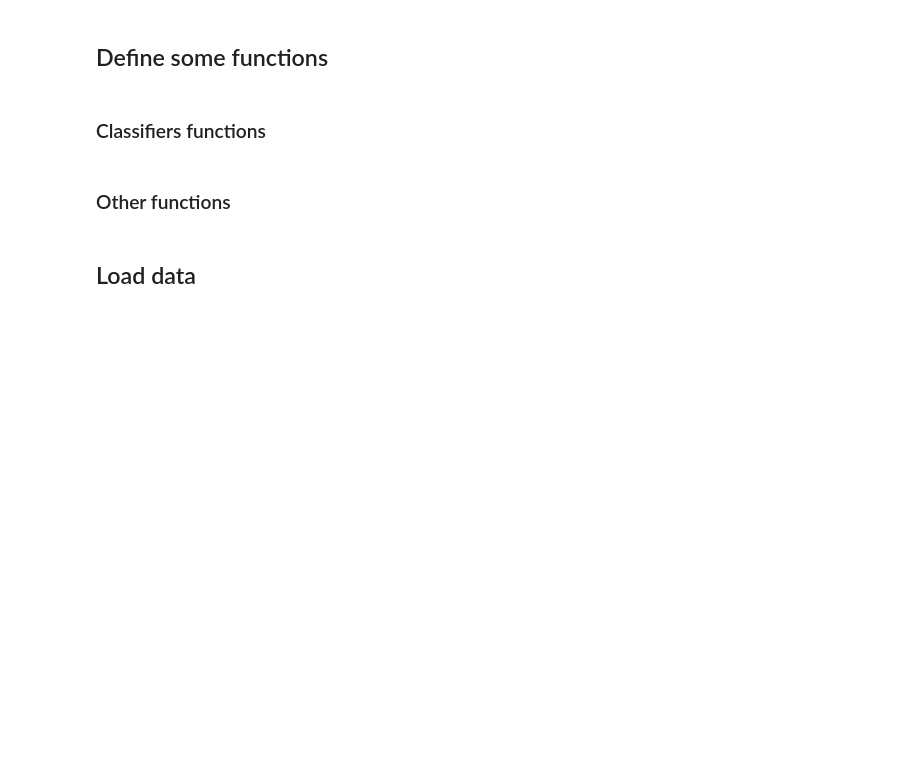
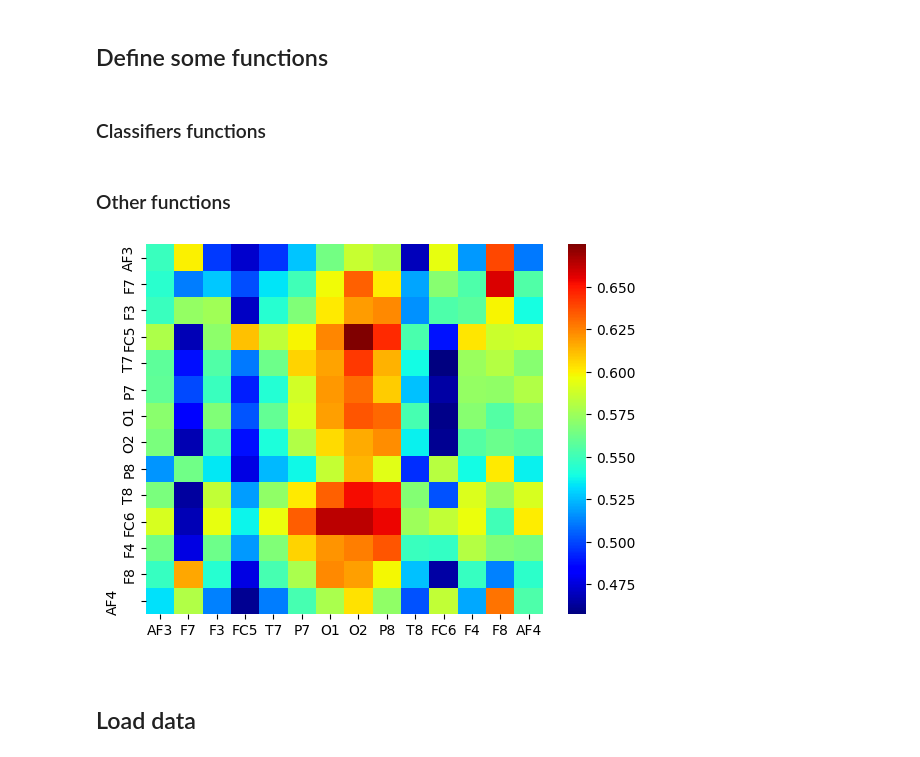
Before and after one commit to safari-mohammadreza/MWL_MachineLearning, a Jupyter notebook: FeatureSelectionMWLPaper.ipynb, the cells around one changed output. Cells and saved outputs as stored; diff of their text form; code cells hidden in the pictures; blank space fills up the shorter version.

```diff
--- a/FeatureSelectionMWLPaper.ipynb
+++ b/FeatureSelectionMWLPaper.ipynb
@@ -45,17 +60,14 @@ from sklearn.discriminant_analysis import LinearDiscriminantAnalysis
 ## Define some constants
 # %%
 save_plot=True
-save_edge=True
+save_edge=False
 con_type='dDTF'
 n_top=30
 n_avg=2
 condition=''
-# base_path='/home/mohammadreza/T&N/Thesis/Paper from thesis_2/ByPython/'
-base_path="E:\\MohammadReza\\Uni\\Cognitive Science\\Thesis MohammadReza\\Thesis\\Paper from thesis_2\\ByPython\\"
-print(base_path)
-path= base_path + 'connectivities_mat_files/'
-save_path= base_path + 'save/'
-save_fig= base_path + 'figure/'
+path='/content/gdrive/My Drive/your_path'
+save_path='/content/gdrive/My Drive/your_path/save/'
+save_fig='/content/gdrive/My Drive/your_path/figure/'
 
 models=['svm','lda','rf','dt']
 bands=['delta','theta','alpha','beta','gamma','top150']
@@ -64,11 +76,15 @@ index_arr = [["delta", "theta", "alpha", "beta", "gamma",'top150'], ["svm", "lda
 
 # creating dataframe of 'results' for each model, each freq. band and two conditions: with FS(feature selection) and without FS
 index = pd.MultiIndex.from_product(index_arr, names=["Band", "Model"])
+display(index)
+
 col_arr=[["Without FS", "With FS"],["Accuracy", "Precision","Recall","F1-Measure"]]
 col_index=pd.MultiIndex.from_product(col_arr, names=[" ", " "])
+display(col_index)
 
 results=pd.DataFrame(np.nan,index=index,columns=col_index)
 results=results.astype(str)
+display(results)
 # %% [markdown]
 ## Define some functions
 # %% [markdown]
@@ -461 +413,24 @@ def plot_mean_index(mean_index, label, vmin, vmax, save_path, save_plot=False,cm
+# %%
+def plot_connectivity(auc_mat,label,save_path,ntop_features=30,save_edge=False,save_plot=False): # auc_mat=auc_mat_delta.flatten it's shape: (14*14,)=(196,)
+    df_con=pd.DataFrame(auc_mat,columns=['auc']) # result's shape: (196,1) - the column got label: 'auc'
+    df_con.reset_index(inplace=True) # result's shape: (196,2) - a column added named: index from 0to195
+    df_con.rename(columns={'index':'position'},inplace=True) # index column renamed to: position
+    df_con['x']=df_con['position']//14 # result's shape: (196,3) - a column added named: x from 0to13 that is quotient of 14
+    df_con['y']=df_con['position']%14 # result's shape: (196,4) - a column added named: y from 0to13 that is reminder of 14
+    df_con=df_con.sort_values('auc',ascending=False,ignore_index=True).reset_index() # result's shape: (196,5) - a column added named: index from 0to195 - rows are sorted desc by 'auc' column
+    df_con.rename(columns={'index':'rank'},inplace=True) # index column renamed to: rank
+    # df_con=df_con.iloc[:ntop_features] # select top 30 rows (features) - result's shape: (30, 5)
+    conn_mat=np.zeros((14*14))
+    conn_mat[df_con['position']]=df_con['auc'] # based on position's value, set value of auc to conn_mat and then reshape conn_mat to: (14, 14)
+    conn_mat=conn_mat.reshape(14,14)
+    conn_mat[conn_mat==0]=np.nan
+    plot_mean_index(conn_mat,label,np.nanmin(conn_mat),np.nanmax(conn_mat),save_path,save_plot)
+    if save_edge:
+        conn_mat=np.where(np.isnan(conn_mat),int(0),conn_mat)
+        np.savetxt(r''+ save_path + '.edge', conn_mat.T, delimiter='\t')
+    return np.where(np.isnan(conn_mat),0,conn_mat) # result's shape: (14,14) - result is a 14,14 matrix that only top-30-auc-based connectivities has value.
+
+con=plot_connectivity(auc_mat_alpha.flatten(),label,save_path+'alpha_auc',save_edge=save_edge,save_plot=save_plot)
+# %% [output]
+[figure, added]
 # %%
```
Also changed, not shown: parts of 88 cells of this notebook.
